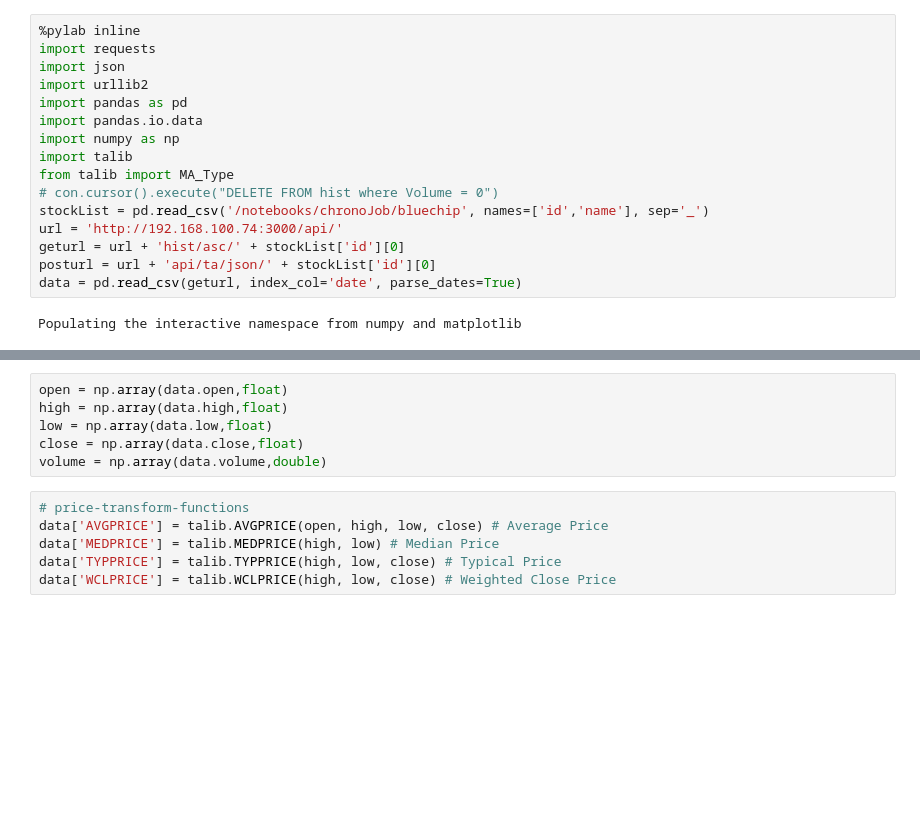
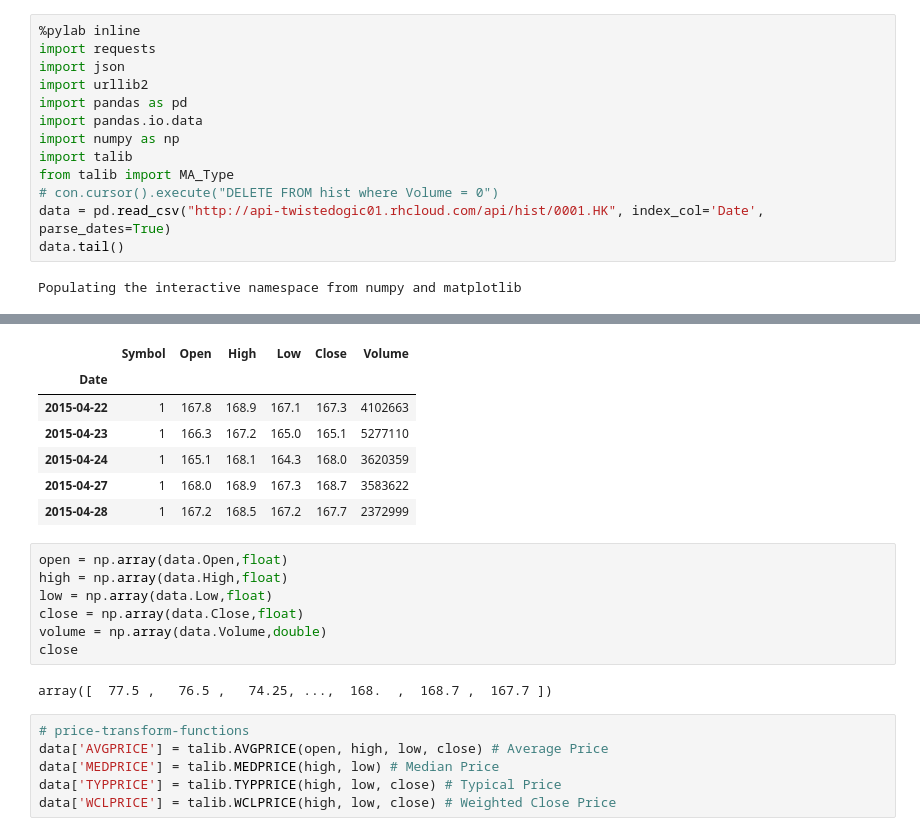
Before and after one commit to twistedogic/ipy, a Jupyter notebook: python/talib.ipynb, the cells around one changed output, grey strips where cells are left out. Cells and saved outputs as stored; diff of their text form; blank space fills up the shorter version.

```diff
--- a/python/talib.ipynb
+++ b/python/talib.ipynb
@@ -9,10 +9,7 @@ import numpy as np
 import talib
 from talib import MA_Type
 # con.cursor().execute("DELETE FROM hist where Volume = 0")
-stockList = pd.read_csv('/notebooks/chronoJob/bluechip', names=['id','name'], sep='_')
-url = 'http://192.168.100.74:3000/api/'
-geturl = url + 'hist/asc/' + stockList['id'][0]
-posturl = url + 'api/ta/json/' + stockList['id'][0]
-data = pd.read_csv(geturl, index_col='date', parse_dates=True)
+data = pd.read_csv("http://api-twistedogic01.rhcloud.com/api/hist/0001.HK", index_col='Date', parse_dates=True)
+data.tail()
 # %% [output]
 Populating the interactive namespace from numpy and matplotlib
@@ -19,9 +18,19 @@ Populating the interactive namespace from numpy and matplotlib
+|  | Symbol | Open | High | Low | Close | Volume |
+| Date |  |  |  |  |  |  |
+| 2015-04-22 | 1 | 167.8 | 168.9 | 167.1 | 167.3 | 4102663 |
+| 2015-04-23 | 1 | 166.3 | 167.2 | 165.0 | 165.1 | 5277110 |
+| 2015-04-24 | 1 | 165.1 | 168.1 | 164.3 | 168.0 | 3620359 |
+| 2015-04-27 | 1 | 168.0 | 168.9 | 167.3 | 168.7 | 3583622 |
+| 2015-04-28 | 1 | 167.2 | 168.5 | 167.2 | 167.7 | 2372999 |
 # %%
-open = np.array(data.open,float)
-high = np.array(data.high,float)
-low = np.array(data.low,float)
-close = np.array(data.close,float)
-volume = np.array(data.volume,double)
+open = np.array(data.Open,float)
+high = np.array(data.High,float)
+low = np.array(data.Low,float)
+close = np.array(data.Close,float)
+volume = np.array(data.Volume,double)
+close
+# %% [output]
+array([  77.5 ,   76.5 ,   74.25, ...,  168.  ,  168.7 ,  167.7 ])
 # %%
 # price-transform-functions
 data['AVGPRICE'] = talib.AVGPRICE(open, high, low, close) # Average Price
```
Also changed, not shown: parts of 5 cells of this notebook, 1 other file.
